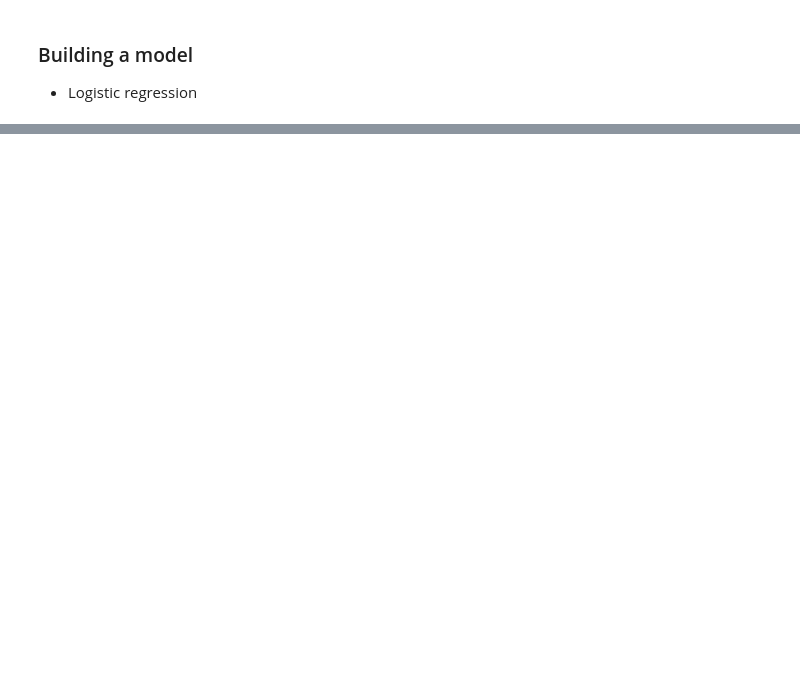
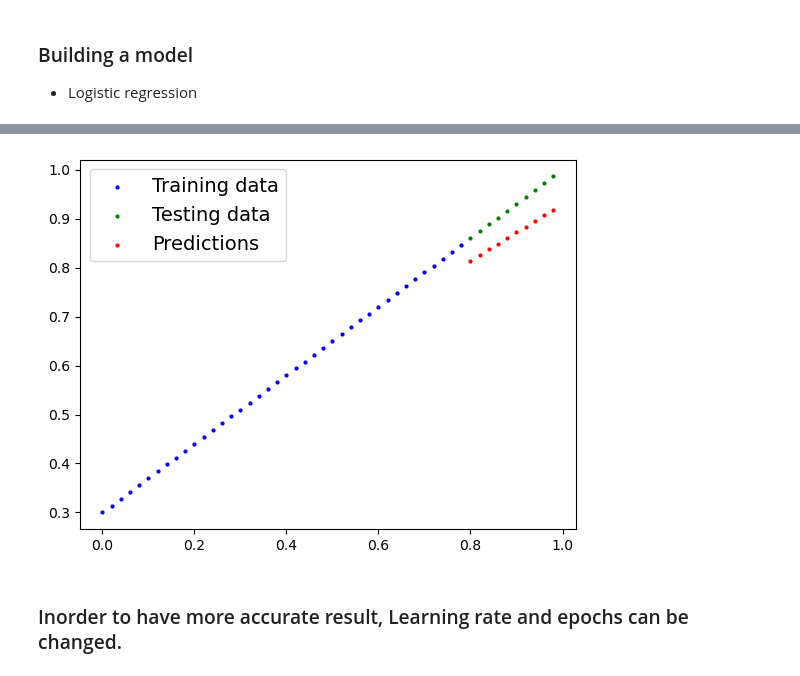
Before and after one commit to aayush2058/pytorch_fundamentals, a Jupyter notebook: learning_Pytorch.ipynb, the cells around one changed output, grey strips where cells are left out. Drawn from its saved outputs; the diff is of its cells as text; code cells hidden in the pictures; blank space fills up the shorter version.

```diff
--- a/learning_Pytorch.ipynb
+++ b/learning_Pytorch.ipynb
@@ -98,0 +160,8 @@ class logisticRegressionModel(nn.Module):
+# %%
+# Setup a loss function
+loss_fn = nn.L1Loss()
+
+
+# Setup an optimizer
+optimizer = torch.optim.SGD(params = model_0.parameters(),
+                           lr = 0.001) # Learning rate is the most import hyperparameter. It changes the bias and weights(predictions) value to match the y_test value
@@ -98,0 +247,4 @@ class logisticRegressionModel(nn.Module):
+# %%
+with torch.inference_mode():
+    y_preds_new = model_0(X_test)
+y_test
@@ -98,0 +266,6 @@ class logisticRegressionModel(nn.Module):
+# %%
+plot_predictions(y_preds_new)
+# %% [output]
+[figure, added]
+# %% [markdown]
+### Inorder to have more accurate result, Learning rate and epochs can be changed.
```
Also changed, not shown: parts of 16 cells of this notebook.
